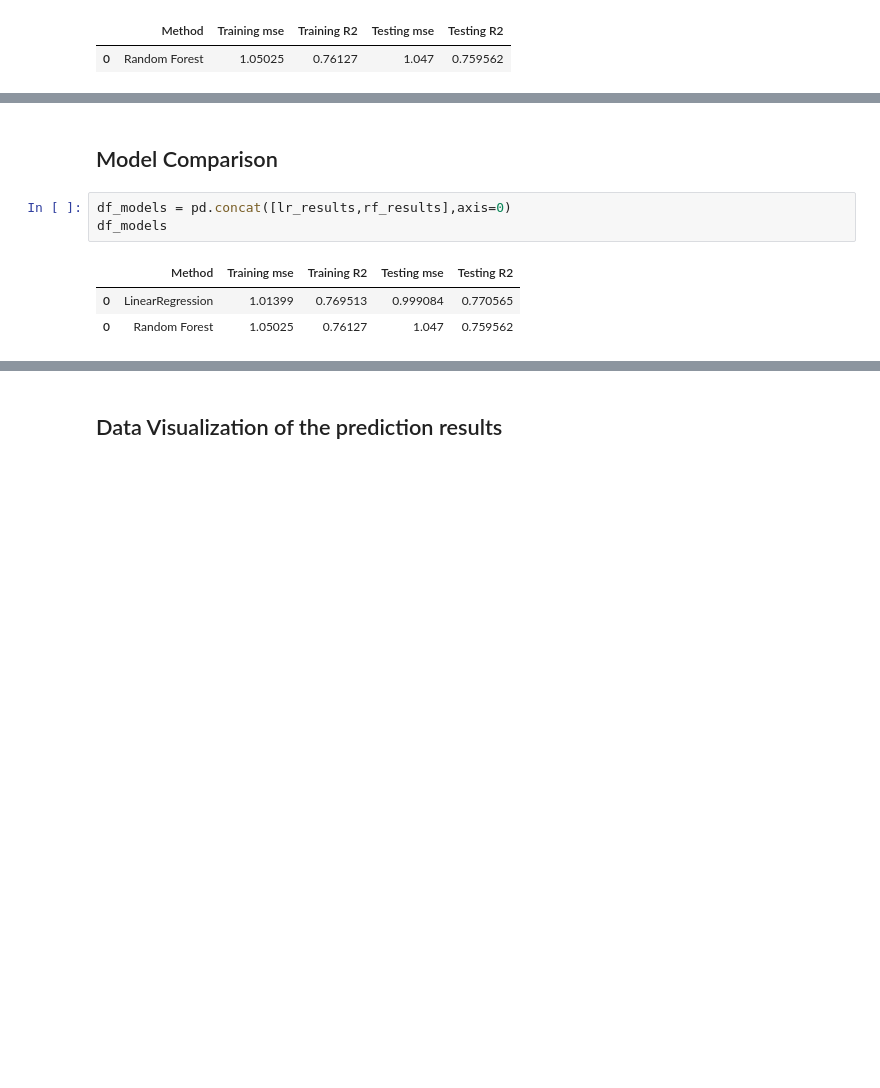
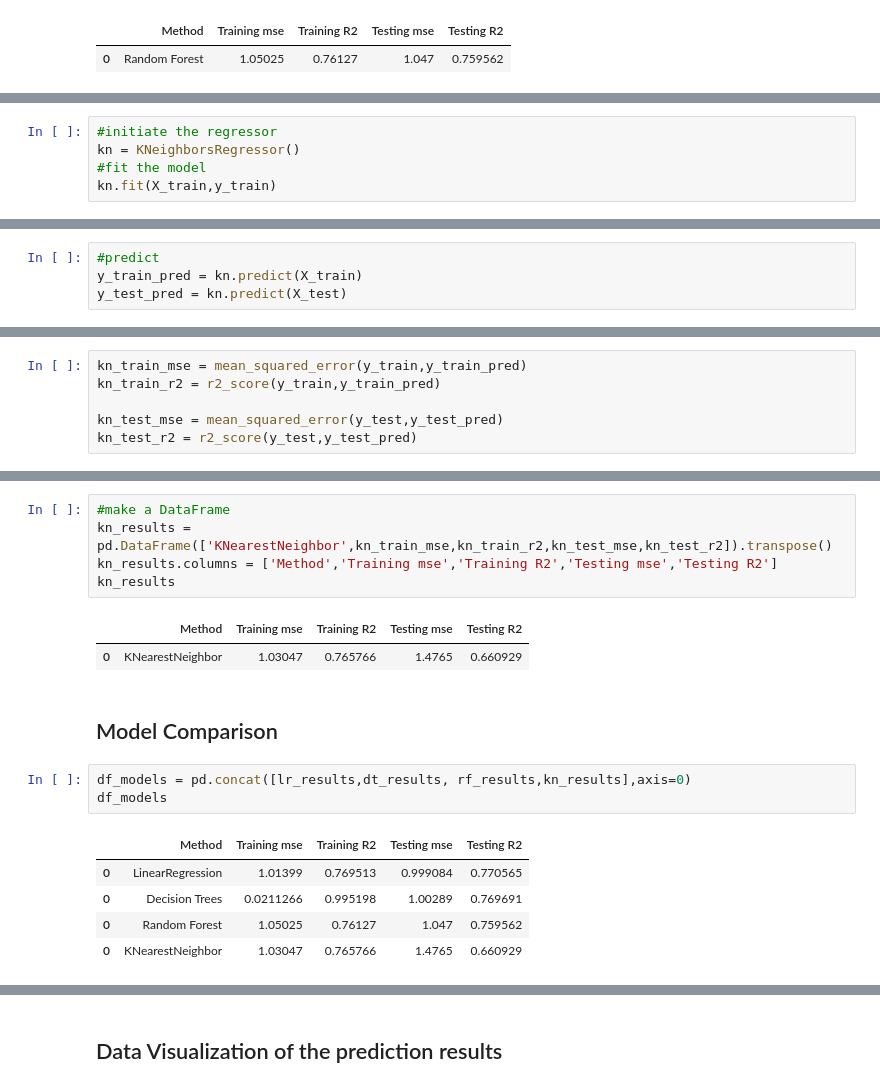
Before and after one commit to shamwamachristine/Random-Forest, a Jupyter notebook: ml.ipynb, the cells around one changed output, grey strips where cells are left out. Cells and saved outputs as stored; diff of their text form; blank space fills up the shorter version.

```diff
--- a/ml.ipynb
+++ b/ml.ipynb
@@ -198,0 +244,5 @@ rf_results
+# %%
+#initiate the regressor
+kn = KNeighborsRegressor()
+#fit the model
+kn.fit(X_train,y_train)
@@ -198,0 +251,4 @@ rf_results
+# %%
+#predict
+y_train_pred = kn.predict(X_train)
+y_test_pred = kn.predict(X_test)
@@ -198,0 +257,6 @@ rf_results
+# %%
+kn_train_mse = mean_squared_error(y_train,y_train_pred)
+kn_train_r2 = r2_score(y_train,y_train_pred)
+
+kn_test_mse = mean_squared_error(y_test,y_test_pred)
+kn_test_r2 = r2_score(y_test,y_test_pred)
@@ -199,12 +273,22 @@ rf_results
+# %%
+#make a DataFrame
+kn_results = pd.DataFrame(['KNearestNeighbor',kn_train_mse,kn_train_r2,kn_test_mse,kn_test_r2]).transpose()
+kn_results.columns = ['Method','Training mse','Training R2','Testing mse','Testing R2']
+kn_results
+# %% [output]
+|  | Method | Training mse | Training R2 | Testing mse | Testing R2 |
+| 0 | KNearestNeighbor | 1.03047 | 0.765766 | 1.4765 | 0.660929 |
 # %% [markdown]
 ## Model Comparison
 # %%
-df_models = pd.concat([lr_results,rf_results],axis=0)
+df_models = pd.concat([lr_results,dt_results, rf_results,kn_results],axis=0)
 df_models
 # %% [output]
 |  | Method | Training mse | Training R2 | Testing mse | Testing R2 |
 | 0 | LinearRegression | 1.01399 | 0.769513 | 0.999084 | 0.770565 |
+| 0 | Decision Trees | 0.0211266 | 0.995198 | 1.00289 | 0.769691 |
 | 0 | Random Forest | 1.05025 | 0.76127 | 1.047 | 0.759562 |
+| 0 | KNearestNeighbor | 1.03047 | 0.765766 | 1.4765 | 0.660929 |
 # %%
 #correct indexing
 df_models.reset_index(drop=True)
```
Also changed, not shown: parts of 16 cells of this notebook.
